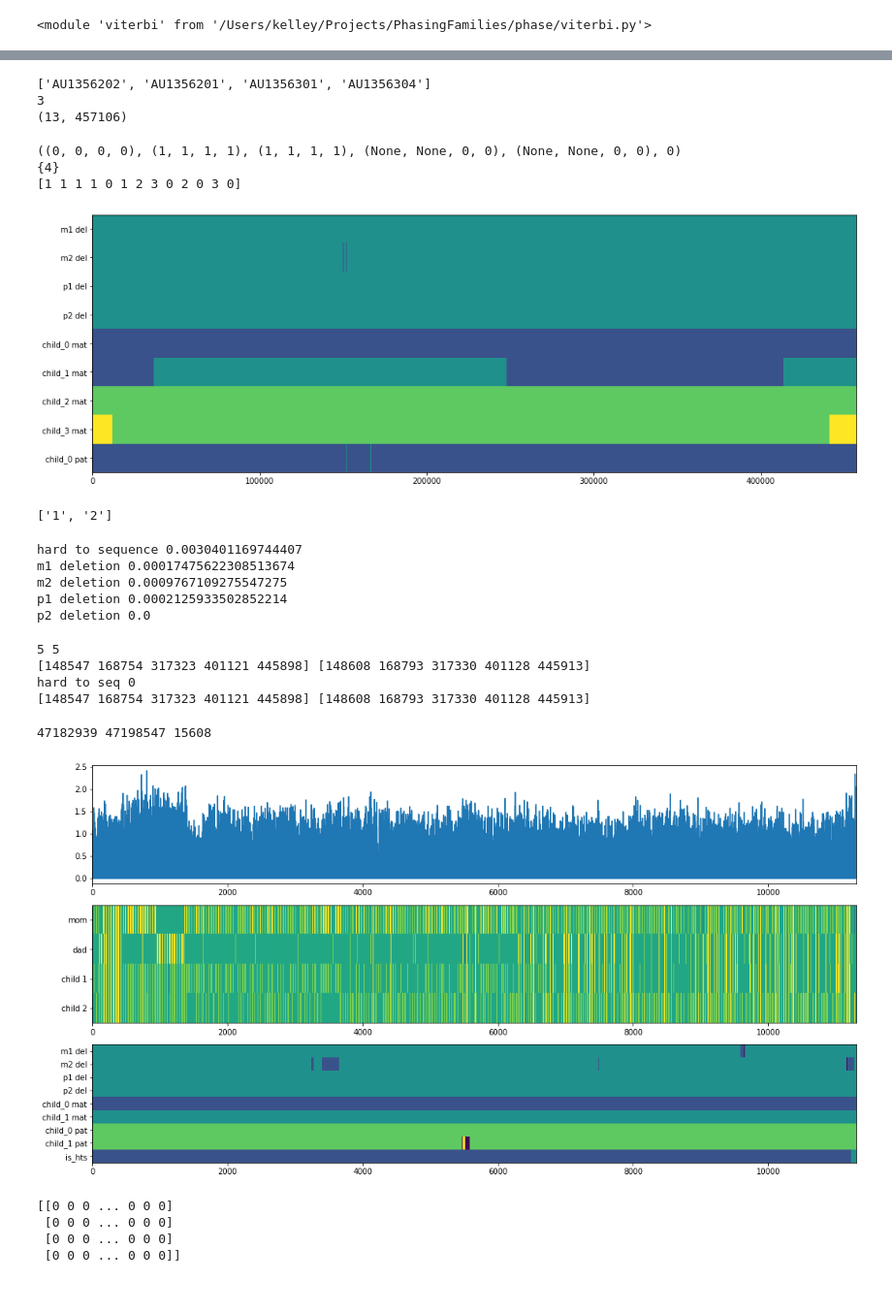
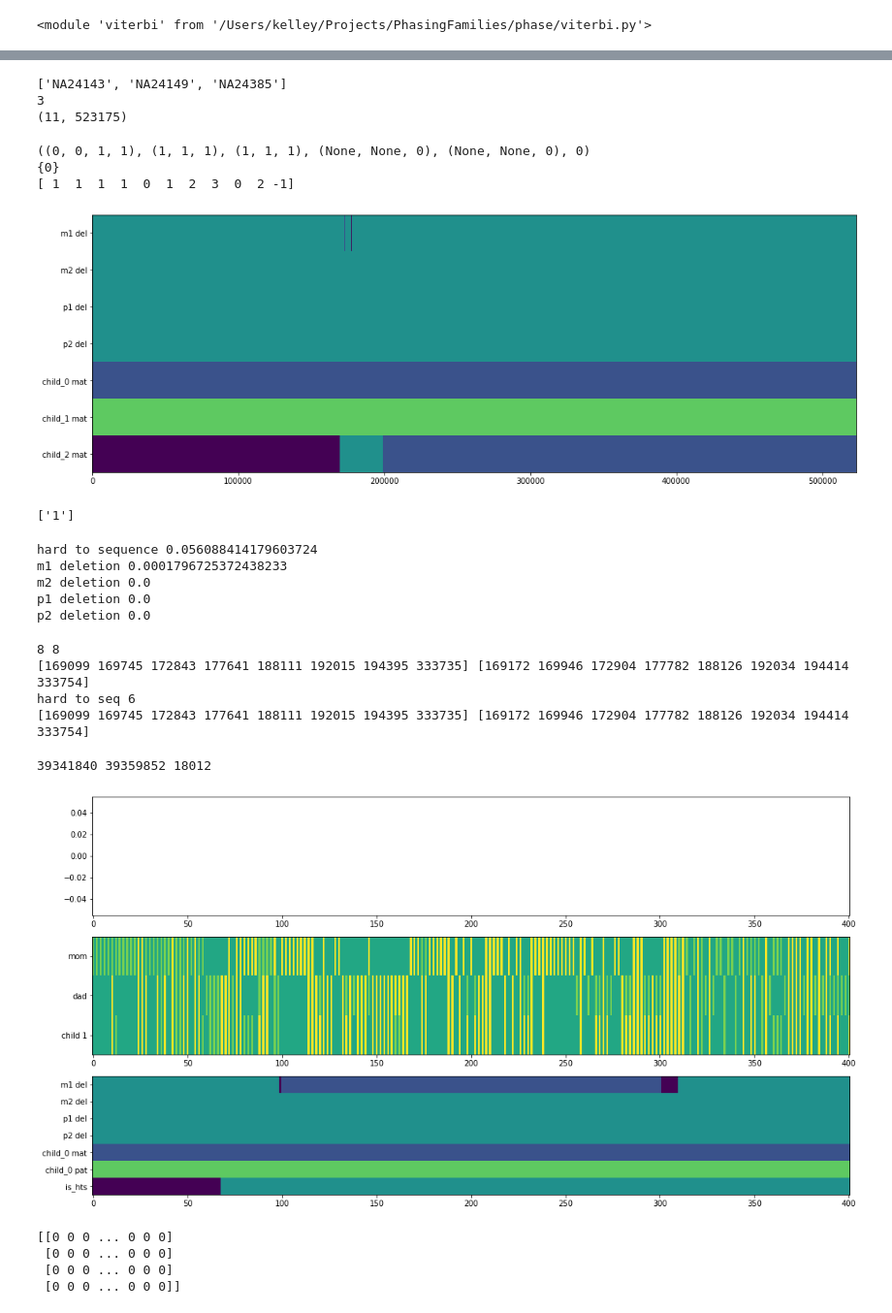
Before and after one commit to kpaskov/PhasingFamilies, a Jupyter notebook: phase/Untitled.ipynb, the cells around one changed output, grey strips where cells are left out. Shown at 97% size. Cells and saved outputs as stored; diff of their text form; code cells hidden in the pictures.

```diff
--- a/phase/Untitled.ipynb
+++ b/phase/Untitled.ipynb
@@ -56,14 +56,20 @@ chrom = '10'
 #detect_duplications = False
 #num_loss_regions = 2
 
-data_dir = '../../DATA/ihart.ms2/genotypes'
-param_file = '../params/ihart.ms2_quads_params.json'
-ped_file = '../../DATA/ihart.ms2/ihart.ped.quads.ped'
+#data_dir = '../../DATA/ihart.ms2/genotypes'
+#param_file = '../params/ihart.ms2_quads_params.json'
+#ped_file = '../../DATA/ihart.ms2/ihart.ped.quads.ped'
+#detect_deletions = True
+#detect_duplications = False
+#num_loss_regions = 2
+
+data_dir = '../../DATA/hg002/genotypes'
+param_file = '../params/hg002_params.json'
+ped_file = '../../DATA/hg002/hg002.ped'
 detect_deletions = True
 detect_duplications = False
 num_loss_regions = 2
-
-
+detect_consanguinity=False
 
 #data_dir = '../../DATA/spark.exome/genotypes'
 #param_file = '../params/spark.exome_quads_missing_parent_params.json'
@@ -137,7 +143,7 @@ import random
 #fkey = ('SF0000027.SP0000034.SP0000063', 'SP0000051', 'SP0000241')
 #inds = [k[1] for k in families_of_this_size if k[0]==fkey][0]
 
-family = random.choice([x for x in families if len(x)==4])
+family = random.choice([x for x in families])
 #family = [x for x in families if x.id=='AU0206.AU020603.AU020605'][0]
 m = len(family)
 print('family', family, m)
@@ -235,5 +241,5 @@ Data pulled
 importlib.reload(viterbi)
 
 # forward sweep
-v_cost = viterbi.viterbi_forward_sweep(family_genotypes, family_snp_positions, mult_factor, states, transitions, loss)
+v_cost = viterbi.viterbi_forward_sweep(family_genotypes, mult_factor, states, transitions, loss)
 # %% [output]
@@ -244,5 +250,5 @@ Forward sweep complete 29.475376844406128 sec
 importlib.reload(viterbi)
 
 # backward sweep
-final_states = viterbi.viterbi_backward_sweep(v_cost, states, transitions)
+final_states, cost = viterbi.viterbi_backward_sweep(v_cost, family_genotypes, mult_factor, states, transitions, loss)
 # %% [output]
@@ -270,17 +276,17 @@ print(family.individuals)
 print(np.max(final_states))
 print(final_states.shape)
 # %% [output]
-['AU1356202', 'AU1356201', 'AU1356301', 'AU1356304']
+['NA24143', 'NA24149', 'NA24385']
 3
-(13, 457106)
+(11, 523175)
 # %%
 print(states[0])
 print(states.get_maternal_recombination_neighbors(states[0]))
 print(final_states[:, 0])
 # %% [output]
-((0, 0, 0, 0), (1, 1, 1, 1), (1, 1, 1, 1), (None, None, 0, 0), (None, None, 0, 0), 0)
-{4}
-[1 1 1 1 0 1 2 3 0 2 0 3 0]
+((0, 0, 1, 1), (1, 1, 1), (1, 1, 1), (None, None, 0), (None, None, 0), 0)
+{0}
+[ 1  1  1  1  0  1  2  3  0  2 -1]
 # %%
 m = len(family)
 final_states_greyed = final_states.copy()
@@ -334,13 +340,13 @@ plt.yticks(np.arange(1+2*m),
 plt.tight_layout()
 plt.show()
 # %% [output]
-[figure, old version]
+[figure, new version]
 # %%
 sample_id_to_sex = input_output.pull_sex(ped_file)
 
 print([sample_id_to_sex[x] for x in family.individuals[2:]])
 # %% [output]
-['1', '2']
+['1']
 # %%
 is_hts = final_states[-1, :]==1
 
@@ -372,10 +378,10 @@ print('p2 deletion', np.sum(mult_factor * (has_p2_deletion & ~is_hts))/np.sum(mu
 #    print('child%d mat upd' % (i+1), np.sum(mult_factor * (has_upd[4+2*i, :] & ~is_hts)))
 #    print('child%d pat upd' % (i+1), np.sum(mult_factor * (has_upd[5+2*i, :] & ~is_hts)))
 # %% [output]
-hard to sequence 0.0030401169744407
-m1 deletion 0.00017475622308513674
-m2 deletion 0.0009767109275547275
-p1 deletion 0.0002125933502852214
+hard to sequence 0.056088414179603724
+m1 deletion 0.0001796725372438233
+m2 deletion 0.0
+p1 deletion 0.0
 p2 deletion 0.0
 # %%
 event = has_m1_deletion
@@ -404,22 +410,22 @@ print('hard to seq', np.sum(event_is_hts))
 
 print(del_start, del_end)
 # %% [output]
-5 5
-[148547 168754 317323 401121 445898] [148608 168793 317330 401128 445913]
-hard to seq 0
-[148547 168754 317323 401121 445898] [148608 168793 317330 401128 445913]
+8 8
+[169099 169745 172843 177641 188111 192015 194395 333735] [169172 169946 172904 177782 188126 192034 194414 333754]
+hard to seq 6
+[169099 169745 172843 177641 188111 192015 194395 333735] [169172 169946 172904 177782 188126 192034 194414 333754]
 # %%
-#dstart, dend = random.choice(list(zip(del_start, del_end)))
+dstart, dend = random.choice(list(zip(del_start, del_end)))
 print(family_snp_positions[dstart, 0], family_snp_positions[dend, 1], family_snp_positions[dend, 1]-family_snp_positions[dstart, 0])
-#start, end = max(0, dstart-100), min(dend+100, family_genotypes.shape[1])
+start, end = max(0, dstart-100), min(dend+100, family_genotypes.shape[1])
 
 #print(final_states[:, start])
 #print(dstart, dend)
 #print(family_snp_positions[dstart, :], family_snp_positions[dend, :])
 
-start, end = 37556380, 39567416
-start, end = np.where(family_snp_positions[:, 0]>=start)[0][0], np.where(family_snp_positions[:, 0]<=end)[0][-1]
-start, end = max(0, start-100), min(end+100, family_genotypes.shape[1])
+#start, end = 37556380, 39567416
+#start, end = np.where(family_snp_positions[:, 0]>=start)[0][0], np.where(family_snp_positions[:, 0]<=end)[0][-1]
+#start, end = max(0, start-100), min(end+100, family_genotypes.shape[1])
 
 state_indices_of_interest = []
 
@@ -443,35 +449,35 @@ plt.imshow(final_states[[0, 1, 2, 3] + \
 plt.yticks(np.arange(1+2*m),
            ['m1 del', 'm2 del', 'p1 del', 'p2 del'] + ['child_%d mat' % i for i in range(m-2)] + ['child_%d pat' % i for i in range(m-2)] + ['is_hts'])
 
 #ax = plt.subplot(4, 1, 4)
 #plt.imshow(final_states[np.arange(4+(2*m), 4+(4*m)).tolist(), start:end], aspect='auto', vmin=-1, vmax=3)
 
 #plt.subplot(4, 1, 4, sharex=ax)
 #plt.imshow(final_states[np.arange(16, 20).tolist(), start:end],
 #           aspect='auto', vmin=-1, vmax=3)
 #plt.yticks(np.arange(4),
 #           ['child1 mat', 'child1 pat', 'child2 mat', 'child2 pat'])
 
 #plt.subplot(4, 1, 4, sharex=ax)
 #plt.plot([loss(tuple(family_genotypes[:, j]))[states.index(tuple(np.clip(final_states[:, j], 0, None)))] for j in range(start, end)], alpha=0.5)
 
 #plt.subplot(5, 1, 5, sharex=ax)
 #plt.plot([loss(tuple(family_genotypes[:, j]))[states.index(tuple(np.clip(final_states[:, j], 0, None)))] for j in range(start, end)], alpha=0.5)
 #plt.plot([loss(tuple(family_genotypes[:, j]))[states.index(tuple(np.hstack((np.clip(final_states[:2*m, j], 0, None), [0,]*(2*(m-2)), [np.clip(final_states[-1, j], 0, None)]))))] for j in range(start, end)], alpha=0.5)
 #plt.plot([loss(tuple(family_genotypes[:, j]))[states.index(tuple(np.hstack(([1,]*4, np.clip(final_states[4:, j], 0, None)))))] for j in range(start, end)], alpha=0.5)
 #plt.plot([loss(tuple(family_genotypes[:, j]))[states.index((1, 1, 1, 1, 0, 0, 0, 1, 0, 0, 0, 0, 0))] for j in range(start, end)], alpha=0.5)
 #plt.plot(np.cumsum([loss(tuple(family_genotypes[:, j]))[states.index((1, 1, 1, 1, 0, 0, 0, 0, 0, 1, 0, 0, 0, 0, 0, 0, 0))] for j in range(start, end)]), alpha=0.5)
 #plt.plot(np.cumsum([loss(tuple(family_genotypes[:, j]))[states.index((1, 1, 1, 1, 0, 0, 0, 1, 0, 0, 0, 1, 0))] for j in range(start, end)]), alpha=0.5)
 #plt.plot([loss(tuple(family_genotypes[:, j]))[states.index((1, 1, 0, 1, 0, 0, 0, 0, 1, 1, 0))] for j in range(start, end+1)], alpha=0.5)
 #plt.plot([loss(tuple(family_genotypes[:, j]))[states.index((0, 0, 0, 0, 0, 0, 0, 0, 1, 1, 0))] for j in range(start, end+1)], alpha=0.5)
 
 
 
 plt.tight_layout()
 plt.show()
 # %% [output]
-47182939 47198547 15608
+39341840 39359852 18012
-[figure, old version]
+[figure, new version]
 # %%
 g = family_genotypes[:, start:end]
 mf = mult_factor[start:end]
```
Also changed, not shown: parts of 8 cells of this notebook, 2 other files.
